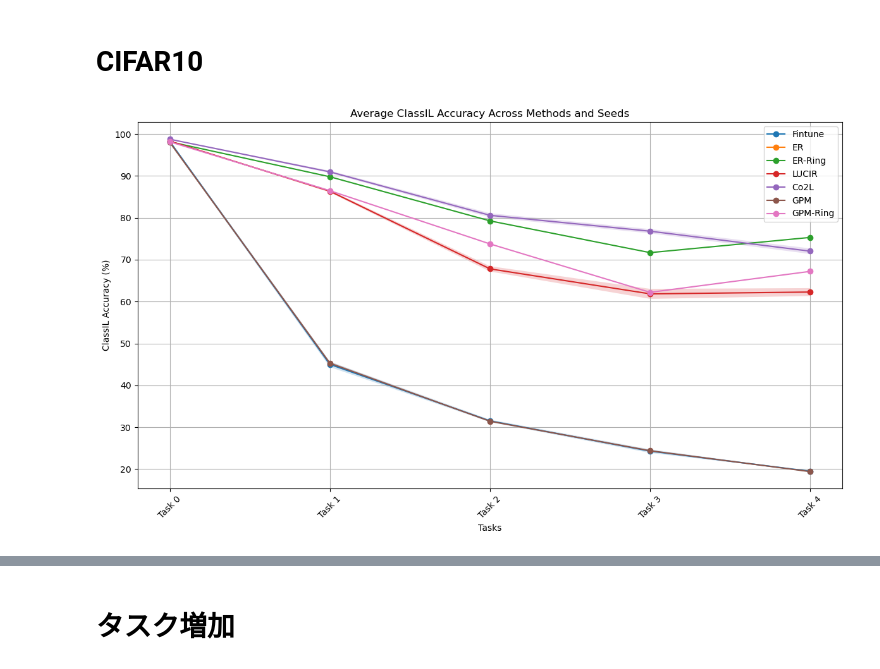
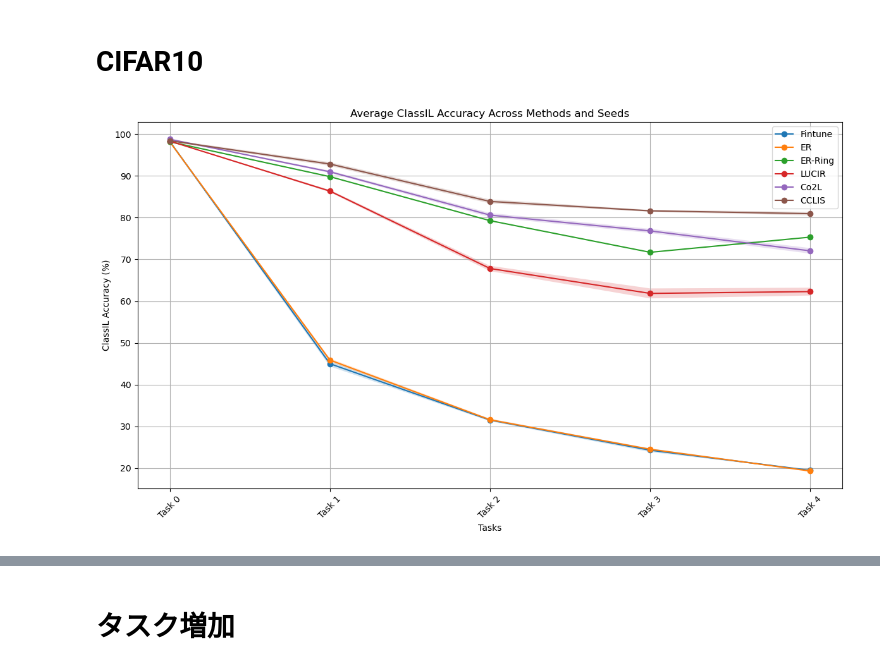
Before and after one commit to KoyoImai/surey, a Jupyter notebook: CIL/logs/glaph.ipynb, the cells around one changed output, grey strips where cells are left out. Saved outputs shown, nothing was run; the diff lists cells and outputs as text; code cells hidden in the pictures.

```diff
--- a/CIL/logs/glaph.ipynb
+++ b/CIL/logs/glaph.ipynb
@@ -76,6 +76,13 @@ method_log_files = {
         "/home/kouyou/ContinualLearning/survey/CIL/logs/fs-dgpm/fs-dgpm_fs-dgpm_ring2000_cifar100_seed3_date2025_04_17/exp_log/experiment.log",
         "/home/kouyou/ContinualLearning/survey/CIL/logs/fs-dgpm/fs-dgpm_fs-dgpm_ring2000_cifar100_seed4_date2025_04_17/exp_log/experiment.log",
     ],
+    'CCLIS': [
+        "/home/kouyou/ContinualLearning/survey/CIL/logs/cclis/cclis_cclis_ring2000_cifar100_seed0_date2025_04_20/exp_log/experiment.log",
+        "/home/kouyou/ContinualLearning/survey/CIL/logs/cclis/cclis_cclis_ring2000_cifar100_seed1_date2025_04_20/exp_log/experiment.log",
+        "/home/kouyou/ContinualLearning/survey/CIL/logs/cclis/cclis_cclis_ring2000_cifar100_seed2_date2025_04_20/exp_log/experiment.log",
+        "/home/kouyou/ContinualLearning/survey/CIL/logs/cclis/cclis_cclis_ring2000_cifar100_seed3_date2025_04_20/exp_log/experiment.log",
+        "/home/kouyou/ContinualLearning/survey/CIL/logs/cclis/cclis_cclis_ring2000_cifar100_seed4_date2025_04_20/exp_log/experiment.log",
+    ],
 }
 
 # プロットの準備
@@ -292,11 +429,11 @@ method_log_files = {
         "/home/kouyou/ContinualLearning/survey/CIL/logs/er/fintune_er_reservoir0_cifar10_seed4_date2025_04_12/exp_log/experiment.log",
     ],
     'ER': [
-        "/home/kouyou/ContinualLearning/survey/CIL/logs/er/er_er_reservoir2000_cifar10_seed0_date2025_04_12/exp_log/experiment.log",
-        "/home/kouyou/ContinualLearning/survey/CIL/logs/er/er_er_reservoir2000_cifar10_seed1_date2025_04_12/exp_log/experiment.log",
-        "/home/kouyou/ContinualLearning/survey/CIL/logs/er/er_er_reservoir2000_cifar10_seed2_date2025_04_12/exp_log/experiment.log",
-        "/home/kouyou/ContinualLearning/survey/CIL/logs/er/er_er_reservoir2000_cifar10_seed3_date2025_04_12/exp_log/experiment.log",
-        "/home/kouyou/ContinualLearning/survey/CIL/logs/er/er_er_reservoir2000_cifar10_seed4_date2025_04_12/exp_log/experiment.log",
+        "/home/kouyou/ContinualLearning/survey/CIL/logs/er/fintune_er_reservoir0_cifar10_seed0_date2025_04_19/exp_log/experiment.log",
+        "/home/kouyou/ContinualLearning/survey/CIL/logs/er/fintune_er_reservoir0_cifar10_seed1_date2025_04_19/exp_log/experiment.log",
+        "/home/kouyou/ContinualLearning/survey/CIL/logs/er/fintune_er_reservoir0_cifar10_seed2_date2025_04_19/exp_log/experiment.log",
+        "/home/kouyou/ContinualLearning/survey/CIL/logs/er/fintune_er_reservoir0_cifar10_seed3_date2025_04_19/exp_log/experiment.log",
+        "/home/kouyou/ContinualLearning/survey/CIL/logs/er/fintune_er_reservoir0_cifar10_seed4_date2025_04_19/exp_log/experiment.log",
     ],
     'ER-Ring': [
         "/home/kouyou/ContinualLearning/survey/CIL/logs/er/erring_er_ring2000_cifar10_seed0_date2025_04_12/exp_log/experiment.log",
@@ -319,19 +456,26 @@ method_log_files = {
         '/home/kouyou/ContinualLearning/survey/CIL/logs/co2l/co2l_co2l_ring2000_cifar10_seed3_date2025_04_12/exp_log/experiment.log',
         '/home/kouyou/ContinualLearning/survey/CIL/logs/co2l/co2l_co2l_ring2000_cifar10_seed4_date2025_04_12/exp_log/experiment.log',
     ],
-    'GPM': [
-        '/home/kouyou/ContinualLearning/survey/CIL/logs/gpm/gpm_gpm_ring0_cifar10_seed0_date2025_04_14/exp_log/experiment.log',
-        '/home/kouyou/ContinualLearning/survey/CIL/logs/gpm/gpm_gpm_ring0_cifar10_seed1_date2025_04_14/exp_log/experiment.log',
-        '/home/kouyou/ContinualLearning/survey/CIL/logs/gpm/gpm_gpm_ring0_cifar10_seed2_date2025_04_14/exp_log/experiment.log',
-        '/home/kouyou/ContinualLearning/survey/CIL/logs/gpm/gpm_gpm_ring0_cifar10_seed3_date2025_04_14/exp_log/experiment.log',
-        # '/home/kouyou/ContinualLearning/survey/CIL/logs/gpm/gpm_gpm_ring0_cifar10_seed4_date2025_04_14/exp_log/experiment.log',
-    ],
-    'GPM-Ring': [
-        '/home/kouyou/ContinualLearning/survey/CIL/logs/gpm/gpm_gpm_ring2000_cifar10_seed0_date2025_04_14/exp_log/experiment.log',
-        # '/home/kouyou/ContinualLearning/survey/CIL/logs/gpm/gpm_gpm_ring2000_cifar10_seed1_date2025_04_14/exp_log/experiment.log',
-        # '/home/kouyou/ContinualLearning/survey/CIL/logs/gpm/gpm_gpm_ring2000_cifar10_seed2_date2025_04_14/exp_log/experiment.log',
-        # '/home/kouyou/ContinualLearning/survey/CIL/logs/gpm/gpm_gpm_ring2000_cifar10_seed3_date2025_04_14/exp_log/experiment.log',
-        # '/home/kouyou/ContinualLearning/survey/CIL/logs/gpm/gpm_gpm_ring2000_cifar10_seed4_date2025_04_14/exp_log/experiment.log',
+    # 'GPM': [
+    #     # '/home/kouyou/ContinualLearning/survey/CIL/logs/gpm/gpm_gpm_ring0_cifar10_seed0_date2025_04_14/exp_log/experiment.log',
+    #     '/home/kouyou/ContinualLearning/survey/CIL/logs/gpm/gpm_gpm_ring0_cifar10_seed1_date2025_04_14/exp_log/experiment.log',
+    #     '/home/kouyou/ContinualLearning/survey/CIL/logs/gpm/gpm_gpm_ring0_cifar10_seed2_date2025_04_14/exp_log/experiment.log',
+    #     '/home/kouyou/ContinualLearning/survey/CIL/logs/gpm/gpm_gpm_ring0_cifar10_seed3_date2025_04_14/exp_log/experiment.log',
+    #     '/home/kouyou/ContinualLearning/survey/CIL/logs/gpm/gpm_gpm_ring0_cifar10_seed4_date2025_04_14/exp_log/experiment.log',
+    # ],
+    # 'GPM-Ring': [
+    #     '/home/kouyou/ContinualLearning/survey/CIL/logs/gpm/gpm_gpm_ring2000_cifar10_seed0_date2025_04_14/exp_log/experiment.log',
+    #     '/home/kouyou/ContinualLearning/survey/CIL/logs/gpm/gpm_gpm_ring2000_cifar10_seed1_date2025_04_14/exp_log/experiment.log',
+    #     '/home/kouyou/ContinualLearning/survey/CIL/logs/gpm/gpm_gpm_ring2000_cifar10_seed2_date2025_04_14/exp_log/experiment.log',
+    #     '/home/kouyou/ContinualLearning/survey/CIL/logs/gpm/gpm_gpm_ring2000_cifar10_seed3_date2025_04_14/exp_log/experiment.log',
+    #     '/home/kouyou/ContinualLearning/survey/CIL/logs/gpm/gpm_gpm_ring2000_cifar10_seed4_date2025_04_14/exp_log/experiment.log',
+    # ],
+    'CCLIS': [
+        '/home/kouyou/ContinualLearning/survey/CIL/logs/cclis/cclis_cclis_ring2000_cifar10_seed0_date2025_04_20/exp_log/experiment.log',
+        '/home/kouyou/ContinualLearning/survey/CIL/logs/cclis/cclis_cclis_ring2000_cifar10_seed1_date2025_04_20/exp_log/experiment.log',
+        '/home/kouyou/ContinualLearning/survey/CIL/logs/cclis/cclis_cclis_ring2000_cifar10_seed2_date2025_04_20/exp_log/experiment.log',
+        '/home/kouyou/ContinualLearning/survey/CIL/logs/cclis/cclis_cclis_ring2000_cifar10_seed3_date2025_04_20/exp_log/experiment.log',
+        # '/home/kouyou/ContinualLearning/survey/CIL/logs/cclis/cclis_cclis_ring2000_cifar10_seed4_date2025_04_20/exp_log/experiment.log',
     ],
 }
 
@@ -370,31 +514,31 @@ for method_name, log_files in method_log_files.items():
     mean_accuracies = np.mean(all_seed_task_accuracies, axis=0)
     std_accuracies = np.std(all_seed_task_accuracies, axis=0)
 
     # タスクのインデックスを作成
     task_indices = [f'Task {i}' for i in range(len(mean_accuracies))]
 
     # 各手法の平均精度をプロット
     # plt.plot(task_indices, mean_accuracies, marker='o', linestyle='-', label=f'{method_name}')
     # 各手法の平均精度をプロット
     if method_name == "FS-DGPM":
         plt.plot(task_indices, mean_accuracies, marker='x', linestyle='-', label=f'{method_name}')
     else:
         plt.plot(task_indices, mean_accuracies, marker='o', linestyle='-', label=f'{method_name}')
 
     # 標準偏差の範囲をプロット
     plt.fill_between(task_indices,
                      mean_accuracies - std_accuracies,
                      mean_accuracies + std_accuracies,
                      alpha=0.2)
 
 # グラフ設定
 plt.title('Average ClassIL Accuracy Across Methods and Seeds')
 plt.xlabel('Tasks')
 plt.ylabel('ClassIL Accuracy (%)')
 plt.grid(True)
 plt.xticks(rotation=45)
 plt.legend()
 plt.tight_layout()
 plt.show()
 # %% [output]
-[figure, old version]
+[figure, new version]
```
Also changed, not shown: parts of 5 cells of this notebook, 6 other files.
